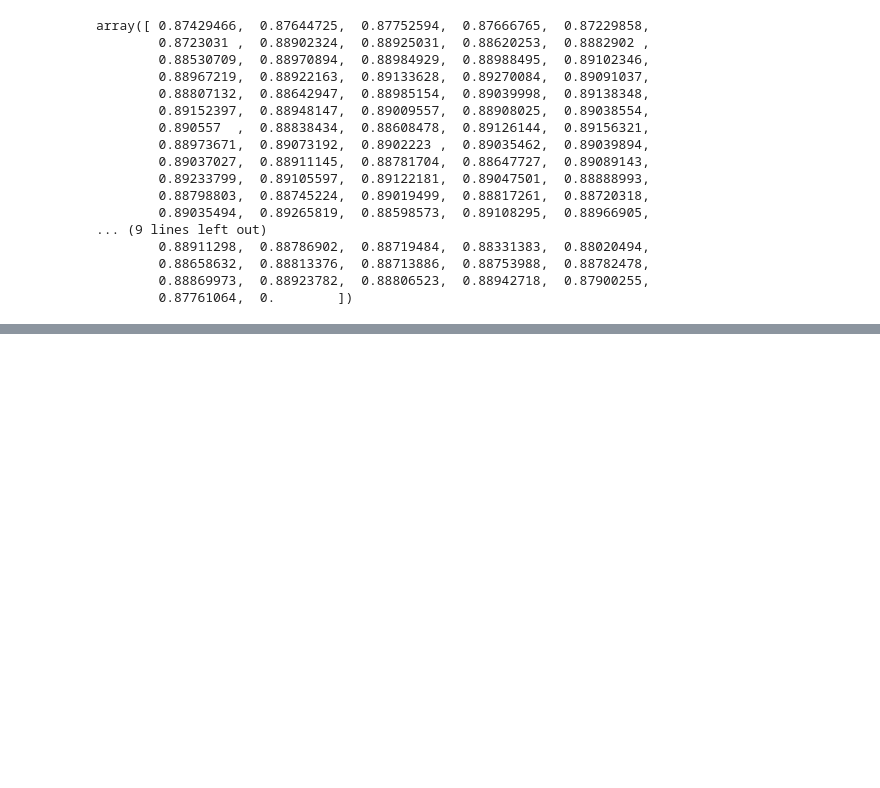
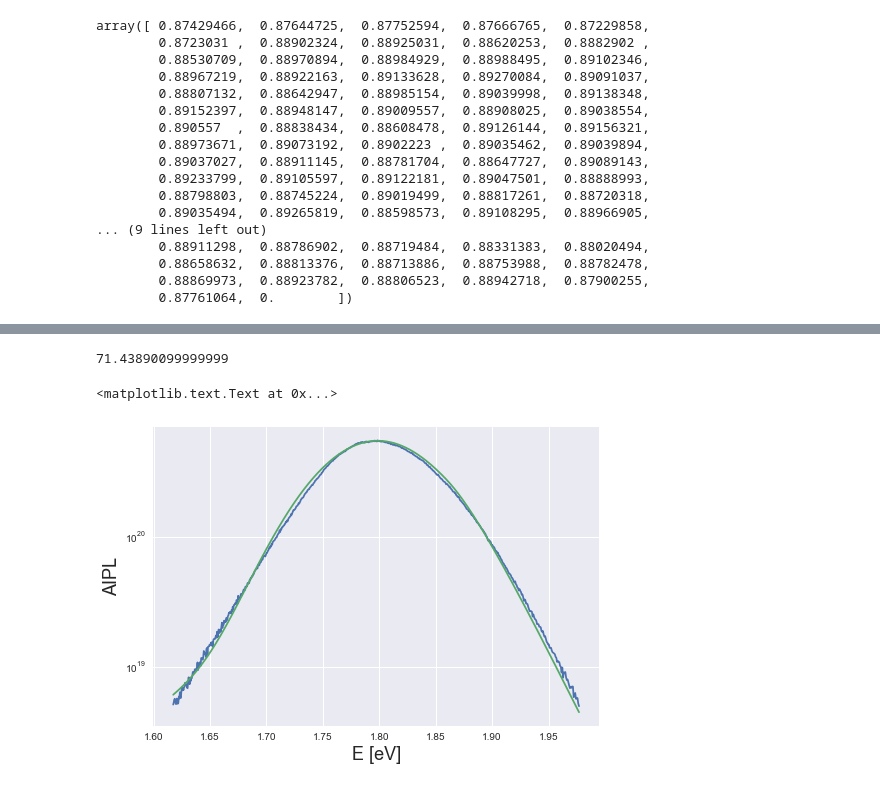
Before and after one commit to rstoddard24/PVtools, a Jupyter notebook: PVtools/PL/PVtools_dev.ipynb, the cells around one changed output, grey strips where cells are left out. Drawn from its saved outputs; the diff is of its cells as text; code cells hidden in the pictures; blank space fills up the shorter version.

```diff
--- a/PVtools/PL/PVtools_dev.ipynb
+++ b/PVtools/PL/PVtools_dev.ipynb
@@ -382,0 +381,52 @@ plt.ylabel('AIPL',fontsize=18)
+# %%
+def fpf2(E,gam1,QFLS):
+
+    theta = Xf[0]
+    gam2 = Xf[1]
+    #a0 = X(3)*Xscale(3);
+    a0 = 1e5
+    Eg = Xf[2]
+    #Eg = Xscale(4);
+    #QFLS = Xf[3]
+    T = Xf[4]
+    #T = Xscale(6);
+    d = 375/(1e7)
+
+    ge = np.zeros(E.shape[0])
+
+    for ii in range(E.shape[0]):
+        ge[ii] = 1/(gam1*2*scipy.special.gamma(1+1/1)+gam2*2*scipy.special.gamma(1+1/theta))*scipy.integrate.quad(lambda u: (np.exp(-np.absolute(u/gam1)**1)+np.exp(-np.absolute(u/gam2)**theta))*np.sqrt((E[ii]-Eg)-u),-math.inf,E[ii]-Eg)[0]
+
+
+    AIPL = 2*pi*E**2/(heV**3*c**2)*((1-np.exp(-a0*d*ge))/(np.exp((E-QFLS)/(keV*T))-1))*(1-2/(np.exp((E-QFLS)/(2*keV*T))+1))
+
+    AIPL = np.log(AIPL)
+    return AIPL
+
+
+thresh = 5e18
+lb_idx = np.argmin(np.absolute(Ipl[:maxI_idx]-thresh))
+rb_idx = np.argmin(np.absolute(Ipl[maxI_idx:]-thresh))+maxI_idx
+
+X2 = np.ones(2);
+d = 375/(1e7) #cm
+Xscale = [1.5,.037,.037,1e5,1.75,1.4,288,d]
+X2[0] = .001
+X2[1] = Xf[3]
+
+
+tic = time.clock()
+Xf2, pcov = scipy.optimize.curve_fit(fpf2, E[lb_idx:rb_idx], np.log(Ipl[lb_idx:rb_idx]),p0=X2)
+toc = time.clock()
+print(toc-tic)
+
+#aipl_mod = fpf(E,Xf[0],Xf[1],Xf[2],Xf[3],Xf[4])
+aipl_mod = np.exp(fpf2(E[lb_idx:rb_idx],Xf2[0],Xf2[1]))
+
+plt.semilogy(E[lb_idx:rb_idx],Ipl[lb_idx:rb_idx],E[lb_idx:rb_idx],aipl_mod)
+plt.xlabel('E [eV]', fontsize=18)
+plt.ylabel('AIPL',fontsize=18)
+# %% [output]
+71.43890099999999
+<matplotlib.text.Text at 0x...>
+[figure, added]
```
Also changed, not shown: parts of 6 cells of this notebook, 1 other file.
